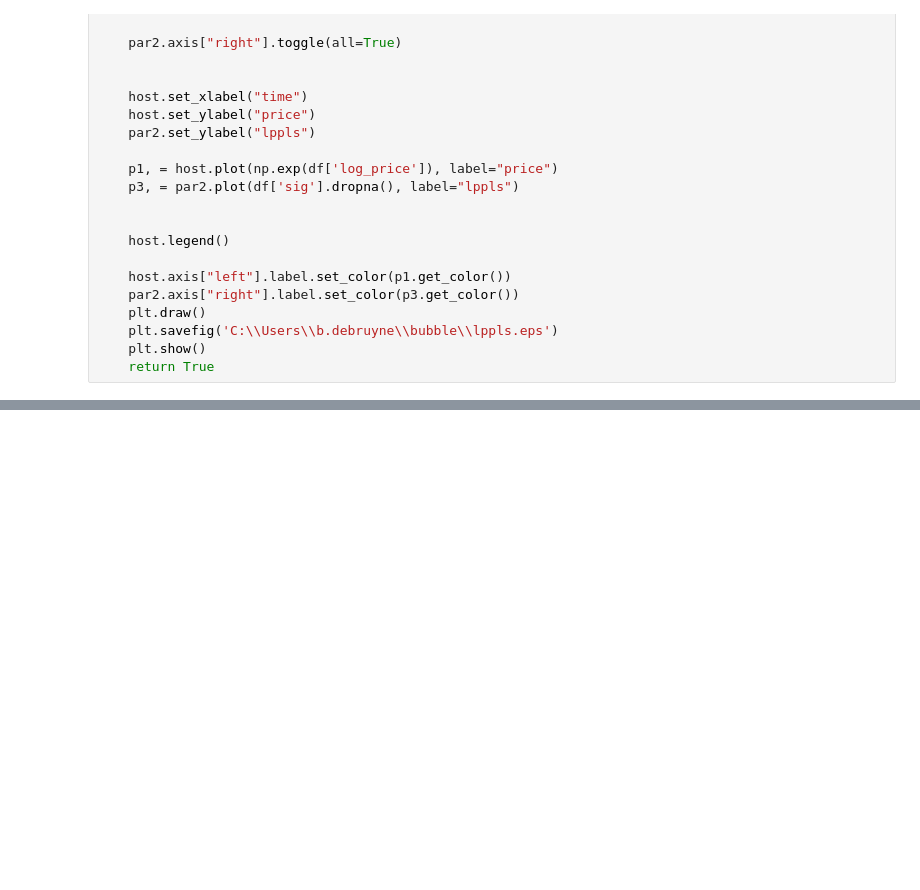
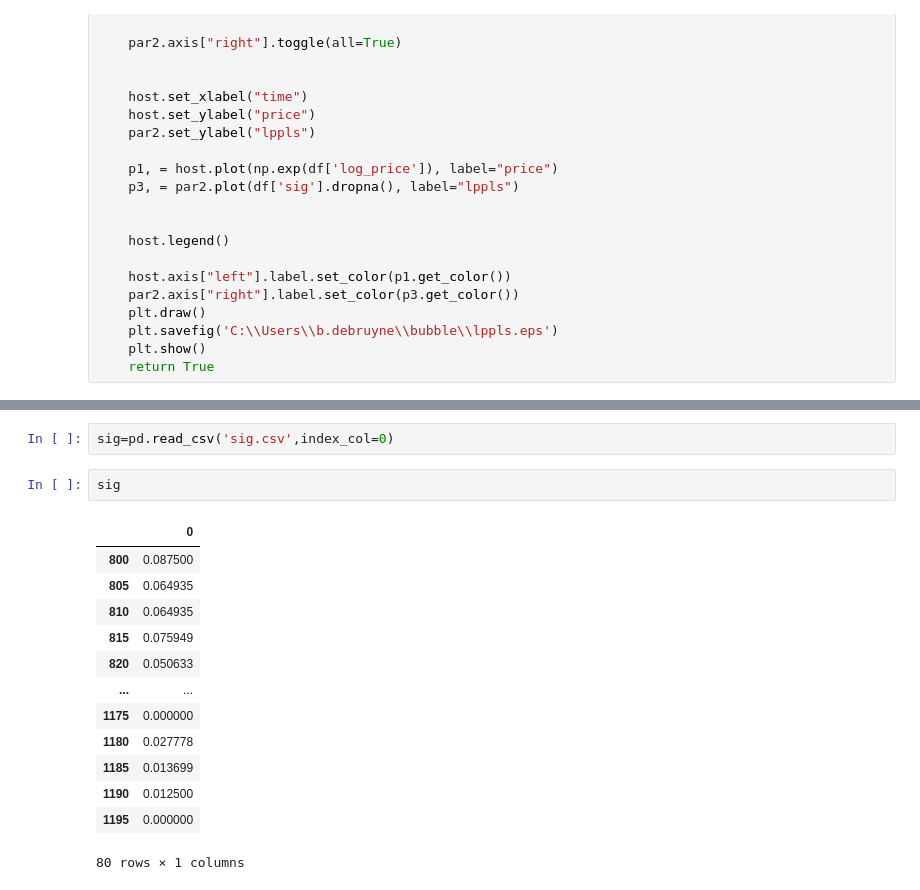
Before and after one commit to niveshigovind/LPPLS, a Jupyter notebook: nb.ipynb, the cells around one changed output, grey strips where cells are left out. Drawn from its saved outputs; the diff is of its cells as text; blank space fills up the shorter version.

```diff
--- a/nb.ipynb
+++ b/nb.ipynb
@@ -230,0 +301,18 @@ plot_lppls(log_price,sig,price.index)
+# %%
+sig=pd.read_csv('sig.csv',index_col=0)
+# %%
+sig
+# %% [output]
+|  | 0 |
+| 800 | 0.087500 |
+| 805 | 0.064935 |
+| 810 | 0.064935 |
+| 815 | 0.075949 |
+| 820 | 0.050633 |
+| ... | ... |
+| 1175 | 0.000000 |
+| 1180 | 0.027778 |
+| 1185 | 0.013699 |
+| 1190 | 0.012500 |
+| 1195 | 0.000000 |
+80 rows × 1 columns
```
Also changed, not shown: parts of 16 cells of this notebook.
